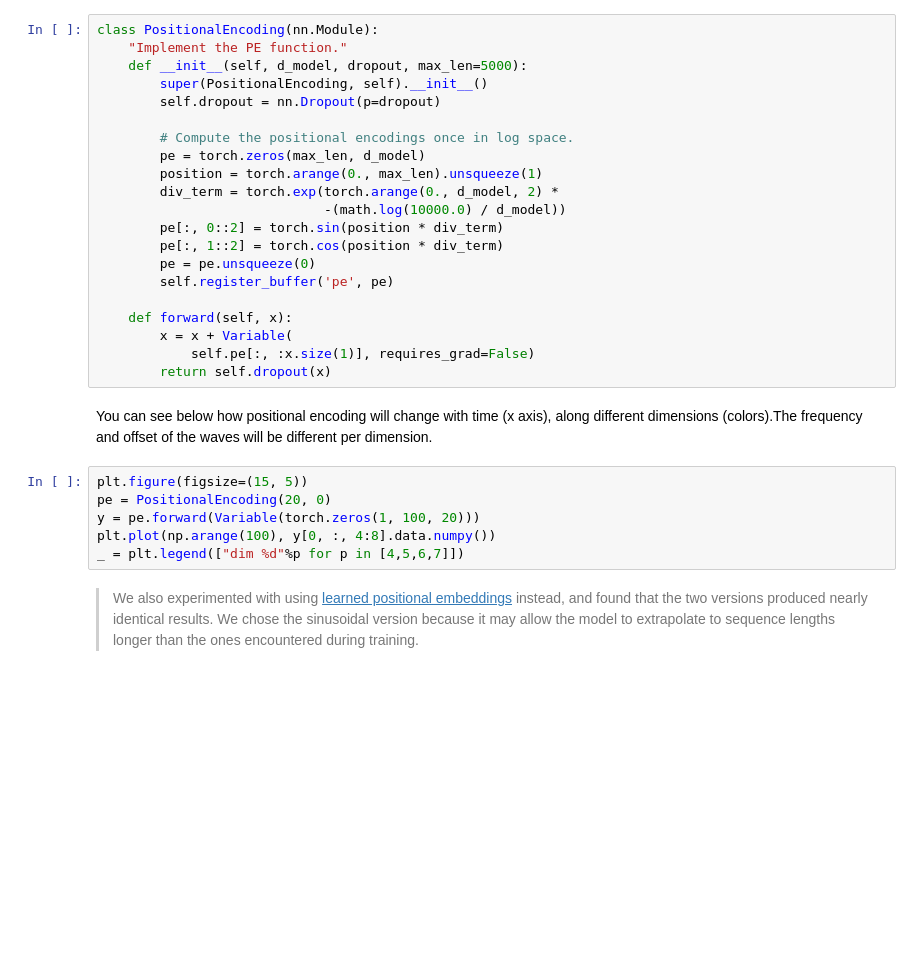
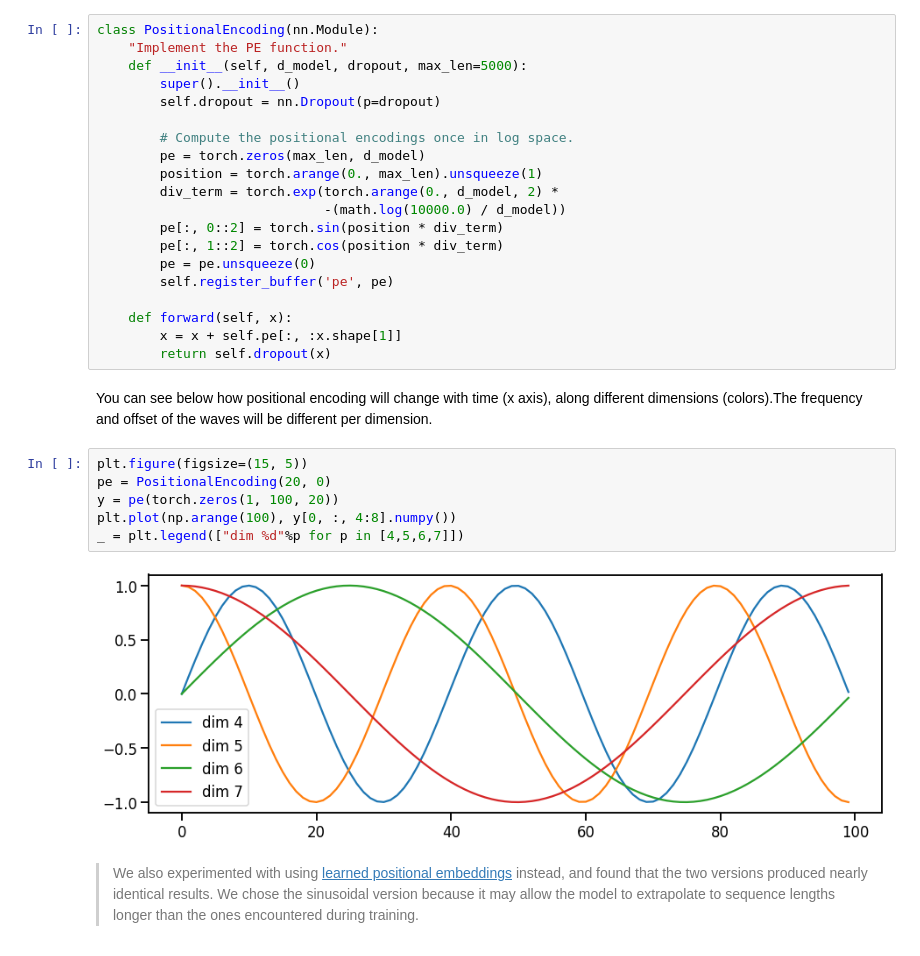
Before and after one commit to rdguez-mariano/practicals-2019, a Jupyter notebook: 2b_nlp_transformer.ipynb, the cells around one changed output. Saved outputs shown, nothing was run; the diff lists cells and outputs as text; blank space fills up the shorter version.

```diff
--- a/2b_nlp_transformer.ipynb
+++ b/2b_nlp_transformer.ipynb
@@ -413,7 +423,7 @@ class Embeddings(nn.Module):
 class PositionalEncoding(nn.Module):
     "Implement the PE function."
     def __init__(self, d_model, dropout, max_len=5000):
-        super(PositionalEncoding, self).__init__()
+        super().__init__()
         self.dropout = nn.Dropout(p=dropout)
 
         # Compute the positional encodings once in log space.
@@ -427,8 +437,7 @@ class PositionalEncoding(nn.Module):
         self.register_buffer('pe', pe)
 
     def forward(self, x):
-        x = x + Variable(
-            self.pe[:, :x.size(1)], requires_grad=False)
+        x = x + self.pe[:, :x.shape[1]]
         return self.dropout(x)
 # %% [markdown]
 You can see below how positional encoding will change with time (x axis), along
@@ -436,9 +445,11 @@ different dimensions (colors).The frequency and offset of the waves will be diff
 # %%
 plt.figure(figsize=(15, 5))
 pe = PositionalEncoding(20, 0)
-y = pe.forward(Variable(torch.zeros(1, 100, 20)))
-plt.plot(np.arange(100), y[0, :, 4:8].data.numpy())
+y = pe(torch.zeros(1, 100, 20))
+plt.plot(np.arange(100), y[0, :, 4:8].numpy())
 _ = plt.legend(["dim %d"%p for p in [4,5,6,7]])
+# %% [output]
+[figure, added]
 # %% [markdown]
 > We also experimented with using [learned positional embeddings](https://arxiv.org/pdf/1705.03122.pdf) instead, and found that the two versions produced nearly identical results.  We chose the sinusoidal version because it may allow the model to extrapolate to sequence lengths longer than the ones encountered during training.
 # %% [markdown]
```
Also changed, not shown: parts of 57 cells of this notebook.
